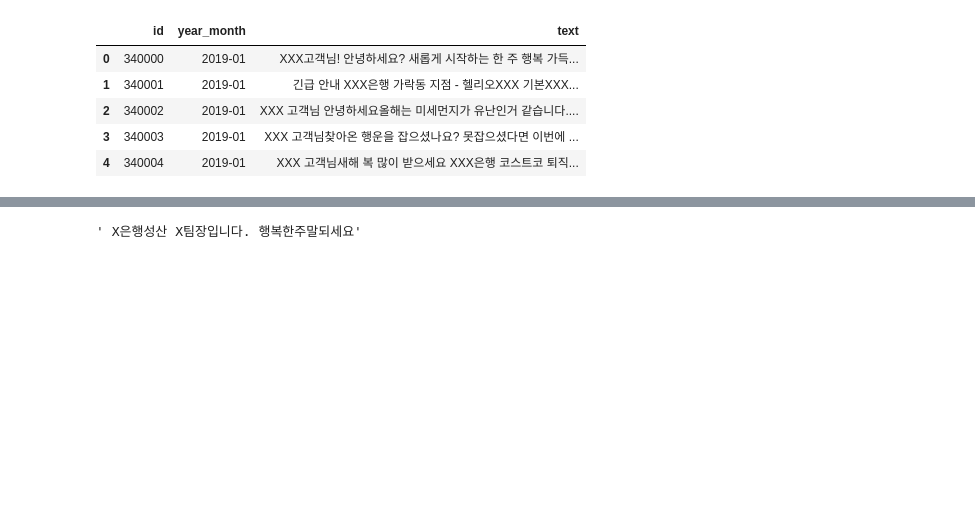
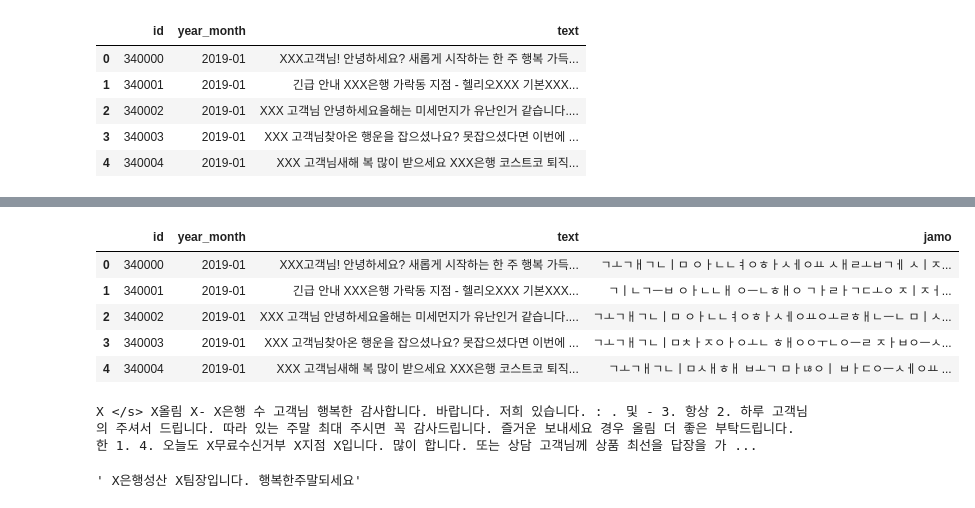
Before and after one commit to SaewonY/Dacon_Smishing_Analysis, a Jupyter notebook: notebook/fasttext_train.ipynb, the cells around one changed output, grey strips where cells are left out. Cells and saved outputs as stored; diff of their text form; code cells hidden in the pictures; blank space fills up the shorter version.

```diff
--- a/notebook/fasttext_train.ipynb
+++ b/notebook/fasttext_train.ipynb
@@ -49,0 +65,9 @@ test_df.head()
+# %%
+preprocessed_test_df.head()
+# %% [output]
+|  | id | year_month | text | jamo |
+| 0 | 340000 | 2019-01 | XXX고객님! 안녕하세요? 새롭게 시작하는 한 주 행복 가득... | ㄱㅗㄱㅐㄱㄴㅣㅁ ㅇㅏㄴㄴㅕㅇㅎㅏㅅㅔㅇㅛ ㅅㅐㄹㅗㅂㄱㅔ ㅅㅣㅈ... |
+| 1 | 340001 | 2019-01 | 긴급 안내 XXX은행 가락동 지점 - 헬리오XXX 기본XXX... | ㄱㅣㄴㄱㅡㅂ ㅇㅏㄴㄴㅐ ㅇㅡㄴㅎㅐㅇ ㄱㅏㄹㅏㄱㄷㅗㅇ ㅈㅣㅈㅓ... |
+| 2 | 340002 | 2019-01 | XXX 고객님 안녕하세요올해는 미세먼지가 유난인거 같습니다.... | ㄱㅗㄱㅐㄱㄴㅣㅁ ㅇㅏㄴㄴㅕㅇㅎㅏㅅㅔㅇㅛㅇㅗㄹㅎㅐㄴㅡㄴ ㅁㅣㅅ... |
+| 3 | 340003 | 2019-01 | XXX 고객님찾아온 행운을 잡으셨나요? 못잡으셨다면 이번에 ... | ㄱㅗㄱㅐㄱㄴㅣㅁㅊㅏㅈㅇㅏㅇㅗㄴ ㅎㅐㅇㅇㅜㄴㅇㅡㄹ ㅈㅏㅂㅇㅡㅅ... |
+| 4 | 340004 | 2019-01 | XXX 고객님새해 복 많이 받으세요 XXX은행 코스트코 퇴직... | ㄱㅗㄱㅐㄱㄴㅣㅁㅅㅐㅎㅐ ㅂㅗㄱ ㅁㅏㄶㅇㅣ ㅂㅏㄷㅇㅡㅅㅔㅇㅛ ... |
@@ -50,3 +79,8 @@ test_df.head()
+# %%
+for key, value in fasttext_vocab.items():
+    print(key, end = ' ')
+# %% [output]
+X </s> X올림 X- X은행 수 고객님 행복한 감사합니다. 바랍니다. 저희 있습니다. : . 및 - 3. 항상 2. 하루 고객님의 주셔서 드립니다. 따라 있는 주말 최대 주시면 꼭 감사드립니다. 즐거운 보내세요 경우 올림 더 좋은 부탁드립니다. 한 1. 4. 오늘도 X무료수신거부 X지점 X입니다. 많이 합니다. 또는 상담 고객님께 상품 최선을 답장을 가 ...
 # %%
 from soynlp.hangle import decompose
 
```
Also changed, not shown: parts of 5 cells of this notebook, 10 other files.
